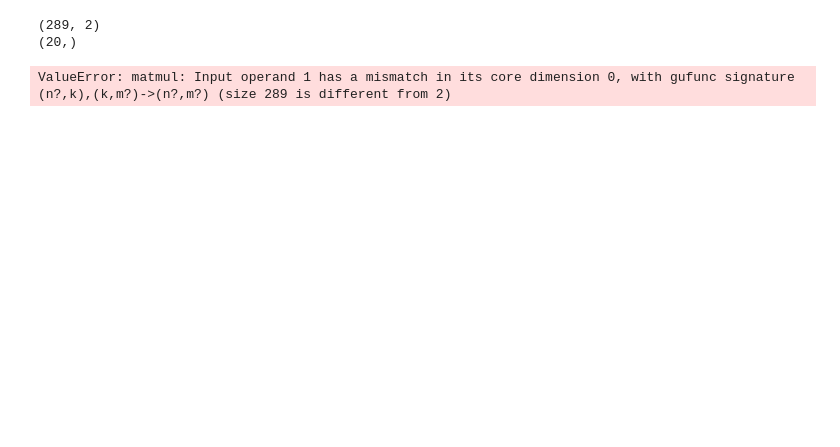
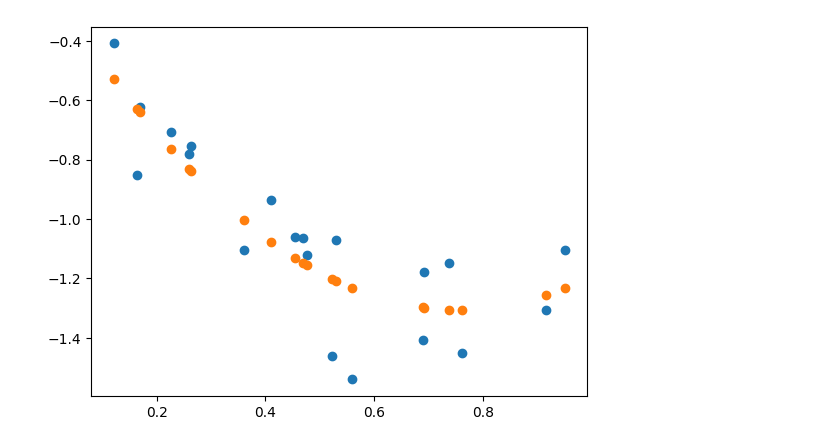
Before and after one commit to ConPalos/GW-CS4364, a Jupyter notebook: hw1/sample.ipynb, the cells around one changed output. Cells and saved outputs as stored; diff of their text form; code cells hidden in the pictures; blank space fills up the shorter version.

```diff
--- a/hw1/sample.ipynb
+++ b/hw1/sample.ipynb
@@ -31,9 +31,7 @@ plt.show()
 # %%
 values = model.predict(weights[-1], train_input)
-
 plt.scatter(train_input, train_answers)
-plt.plot(train_input, values)
+plt.scatter(train_input, values)
+plt.show()
 # %% [output]
-(289, 2)
-(20,)
-ValueError: matmul: Input operand 1 has a mismatch in its core dimension 0, with gufunc signature (n?,k),(k,m?)->(n?,m?) (size 289 is different from 2)
+[figure, added]
```
Also changed, not shown: parts of 8 cells of this notebook, 14 other files.
